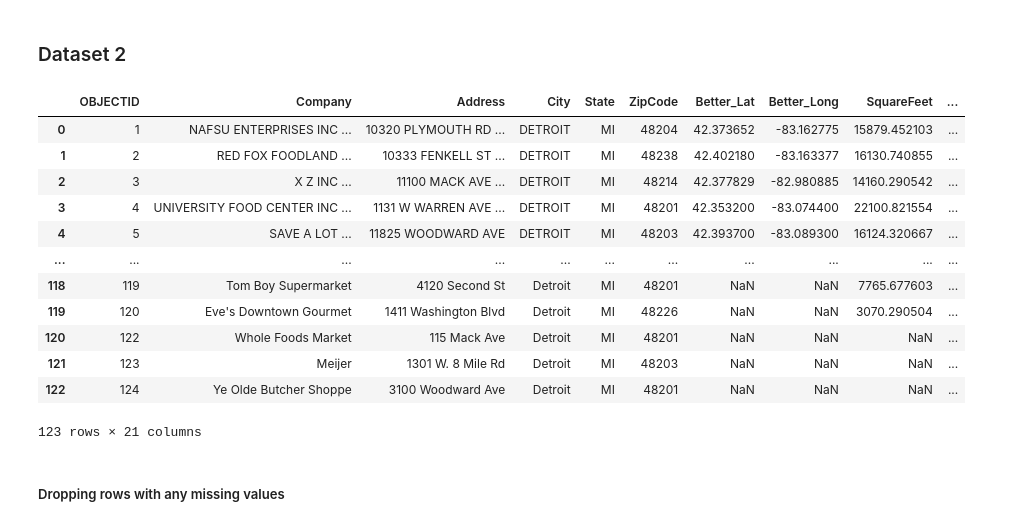
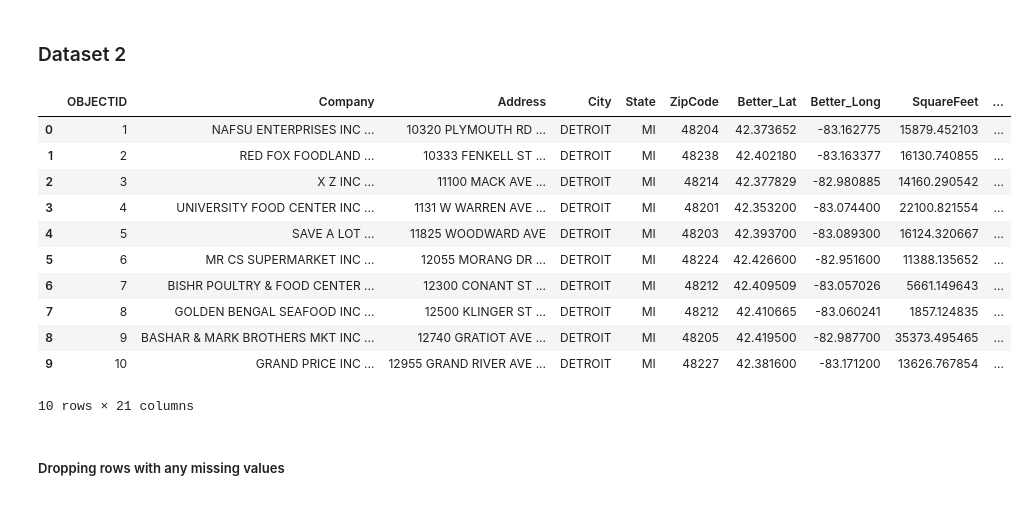
Before and after one commit to Bonjiang/datasci_7_geospatial, a Jupyter notebook: 507HW_7B_Geospatial.ipynb, the cells around one changed output. Drawn from its saved outputs; the diff is of its cells as text; code cells hidden in the pictures.

```diff
--- a/507HW_7B_Geospatial.ipynb
+++ b/507HW_7B_Geospatial.ipynb
@@ -43,21 +37,20 @@ df_gpd.plot("Obesity", legend=True, colormap="viridis")
 ### Dataset 2
 # %%
 df_gpd2 = gpd.read_file('Grocery_Stores.geojson')
-df_gpd2
+df_gpd2 [:10]
 # %% [output]
 |  | OBJECTID | Company | Address | City | State | ZipCode | Better_Lat | Better_Long | SquareFeet | ... |
 | 0 | 1 | NAFSU ENTERPRISES INC ... | 10320 PLYMOUTH RD ... | DETROIT | MI | 48204 | 42.373652 | -83.162775 | 15879.452103 | ... |
 | 1 | 2 | RED FOX FOODLAND ... | 10333 FENKELL ST ... | DETROIT | MI | 48238 | 42.402180 | -83.163377 | 16130.740855 | ... |
 | 2 | 3 | X Z INC ... | 11100 MACK AVE ... | DETROIT | MI | 48214 | 42.377829 | -82.980885 | 14160.290542 | ... |
 | 3 | 4 | UNIVERSITY FOOD CENTER INC ... | 1131 W WARREN AVE ... | DETROIT | MI | 48201 | 42.353200 | -83.074400 | 22100.821554 | ... |
 | 4 | 5 | SAVE A LOT ... | 11825 WOODWARD AVE | DETROIT | MI | 48203 | 42.393700 | -83.089300 | 16124.320667 | ... |
-| ... | ... | ... | ... | ... | ... | ... | ... | ... | ... | ... |
-| 118 | 119 | Tom Boy Supermarket | 4120 Second St | Detroit | MI | 48201 | NaN | NaN | 7765.677603 | ... |
-| 119 | 120 | Eve's Downtown Gourmet | 1411 Washington Blvd | Detroit | MI | 48226 | NaN | NaN | 3070.290504 | ... |
-| 120 | 122 | Whole Foods Market | 115 Mack Ave | Detroit | MI | 48201 | NaN | NaN | NaN | ... |
-| 121 | 123 | Meijer | 1301 W. 8 Mile Rd | Detroit | MI | 48203 | NaN | NaN | NaN | ... |
-| 122 | 124 | Ye Olde Butcher Shoppe | 3100 Woodward Ave | Detroit | MI | 48201 | NaN | NaN | NaN | ... |
+| 5 | 6 | MR CS SUPERMARKET INC ... | 12055 MORANG DR ... | DETROIT | MI | 48224 | 42.426600 | -82.951600 | 11388.135652 | ... |
+| 6 | 7 | BISHR POULTRY & FOOD CENTER ... | 12300 CONANT ST ... | DETROIT | MI | 48212 | 42.409509 | -83.057026 | 5661.149643 | ... |
+| 7 | 8 | GOLDEN BENGAL SEAFOOD INC ... | 12500 KLINGER ST ... | DETROIT | MI | 48212 | 42.410665 | -83.060241 | 1857.124835 | ... |
+| 8 | 9 | BASHAR & MARK BROTHERS MKT INC ... | 12740 GRATIOT AVE ... | DETROIT | MI | 48205 | 42.419500 | -82.987700 | 35373.495465 | ... |
+| 9 | 10 | GRAND PRICE INC ... | 12955 GRAND RIVER AVE ... | DETROIT | MI | 48227 | 42.381600 | -83.171200 | 13626.767854 | ... |
-123 rows × 21 columns
+10 rows × 21 columns
 # %% [markdown]
 ##### Dropping rows with any missing values
 # %%
```
Also changed, not shown: parts of 5 cells of this notebook.
